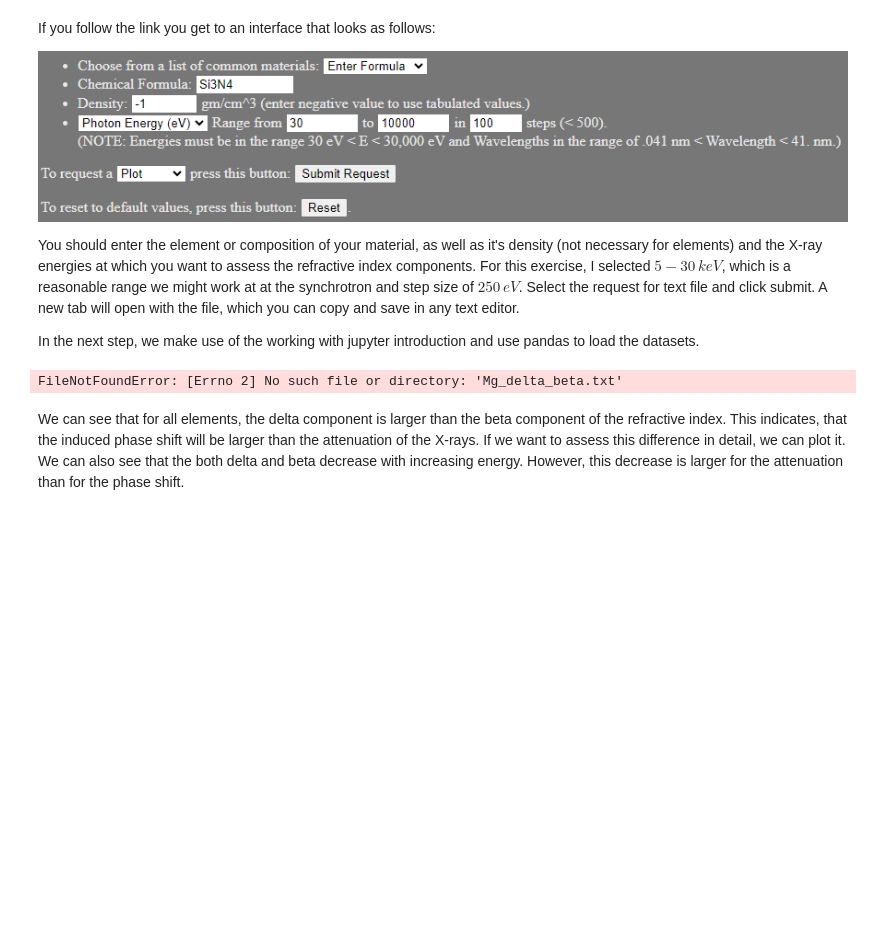
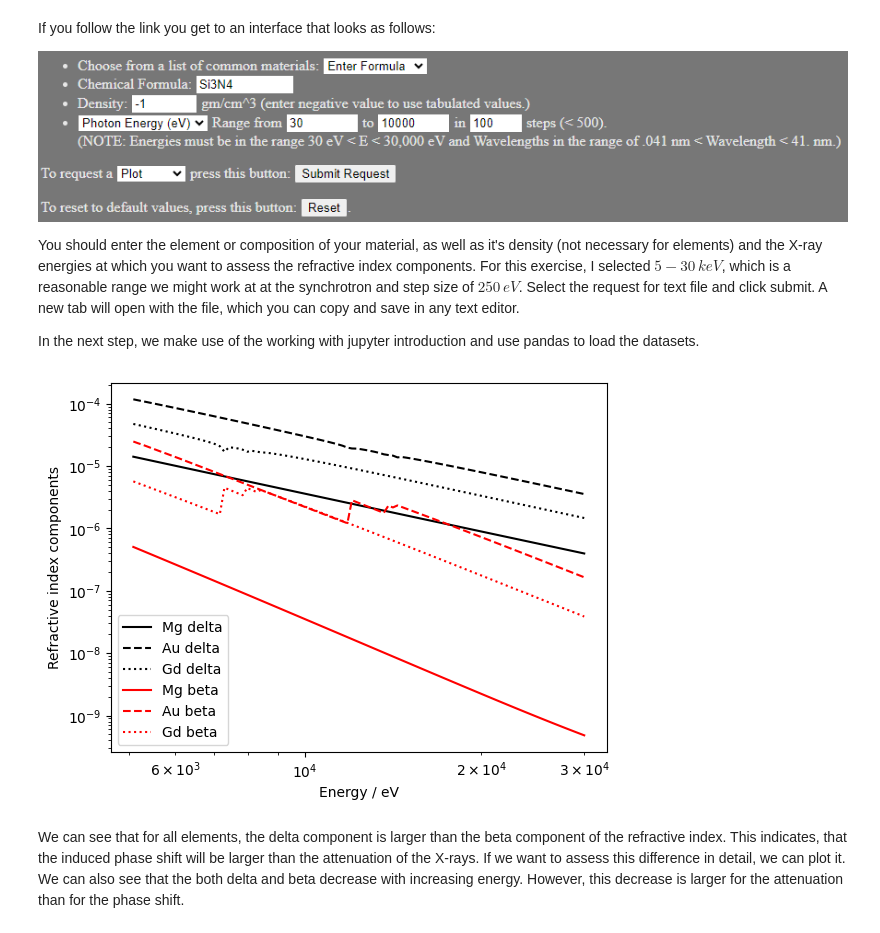
Before and after one commit to cawi-hro/SynchotronTechniques_MSF_CDMA, a Jupyter notebook: exercises/02_STMC_X-ray_detection_and_imaging_solution.ipynb, the cells around one changed output. Saved outputs shown, nothing was run; the diff lists cells and outputs as text; code cells hidden in the pictures; blank space fills up the shorter version.

```diff
--- a/exercises/02_STMC_X-ray_detection_and_imaging_solution.ipynb
+++ b/exercises/02_STMC_X-ray_detection_and_imaging_solution.ipynb
@@ -112,24 +112,24 @@ You should enter the element or composition of your material, as well as it's de
 In the next step, we make use of the working with jupyter introduction and use pandas to load the datasets.
 # %%
 # load text files as dataframes
-data_Mg=pd.read_csv('Mg_delta_beta.txt', sep=' ', header=2, usecols=[2,4,6], names=['Energy / eV', 'delta','beta'])
-data_Au=pd.read_csv('Au_delta_beta.txt', sep=' ', header=2, usecols=[2,4,6], names=['Energy / eV', 'delta','beta'])
-data_Gd=pd.read_csv('Gd_delta_beta.txt', sep=' ', header=2, usecols=[2,4,6], names=['Energy / eV', 'delta','beta'])
+data_Mg=pd.read_csv('data/xray_mg.dat', sep=' ', header=2, usecols=[2,4,6], names=['Energy / eV', 'delta','beta'])
+data_Au=pd.read_csv('data/xray_au.dat', sep=' ', header=2, usecols=[2,4,6], names=['Energy / eV', 'delta','beta'])
+data_Gd=pd.read_csv('data/xray_gd.dat', sep=' ', header=2, usecols=[2,4,6], names=['Energy / eV', 'delta','beta'])
 
 # plot the delta and beta values of the three elements in one graph
 plt.plot(data_Mg['Energy / eV'], data_Mg['delta'],color='black',label='Mg delta')
 plt.plot(data_Au['Energy / eV'], data_Au['delta'],color='black',linestyle='dashed',label='Au delta')
 plt.plot(data_Gd['Energy / eV'], data_Gd['delta'],color='black',linestyle='dotted',label='Gd delta')
 plt.plot(data_Mg['Energy / eV'], data_Mg['beta'],color='red',label='Mg beta')
 plt.plot(data_Au['Energy / eV'], data_Au['beta'],color='red',linestyle='dashed',label='Au beta')
 plt.plot(data_Gd['Energy / eV'], data_Gd['beta'],color='red',linestyle='dotted',label='Gd beta')
 plt.xlabel('Energy / eV')
 plt.ylabel('Refractive index components')
 plt.legend()
 plt.yscale('log')
 plt.xscale('log')
 # %% [output]
-FileNotFoundError: [Errno 2] No such file or directory: 'Mg_delta_beta.txt'
+[figure, added]
 # %% [markdown]
 We can see that for all elements, the delta component is larger than the beta component of the refractive index. This indicates, that the induced phase shift will be larger than the attenuation of the X-rays. If we want to assess this difference in detail, we can plot it. We can also see that the both delta and beta decrease with increasing energy. However, this decrease is larger for the attenuation than for the phase shift.
 # %% [markdown]
```
Also changed, not shown: 3 other files.
